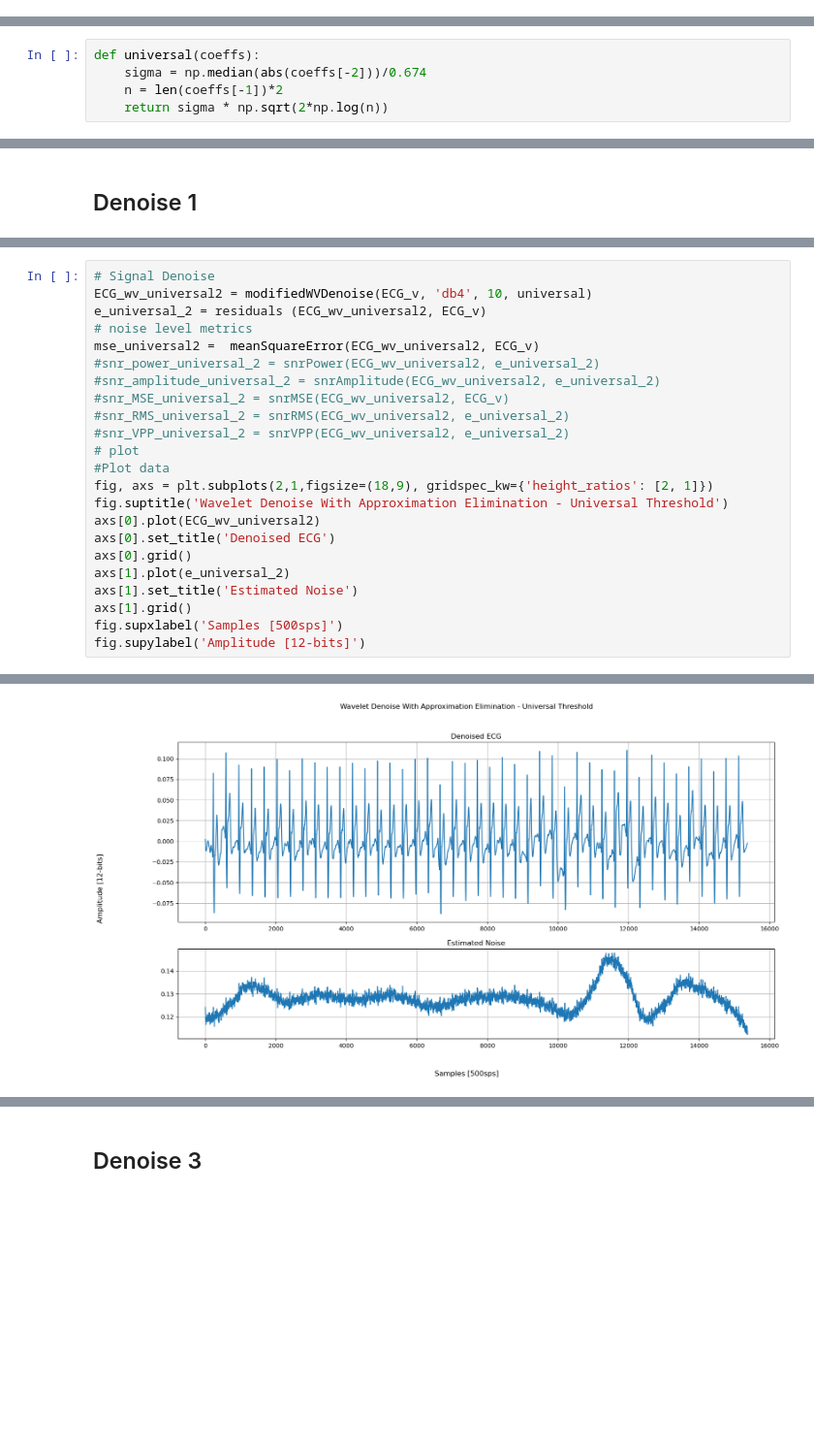
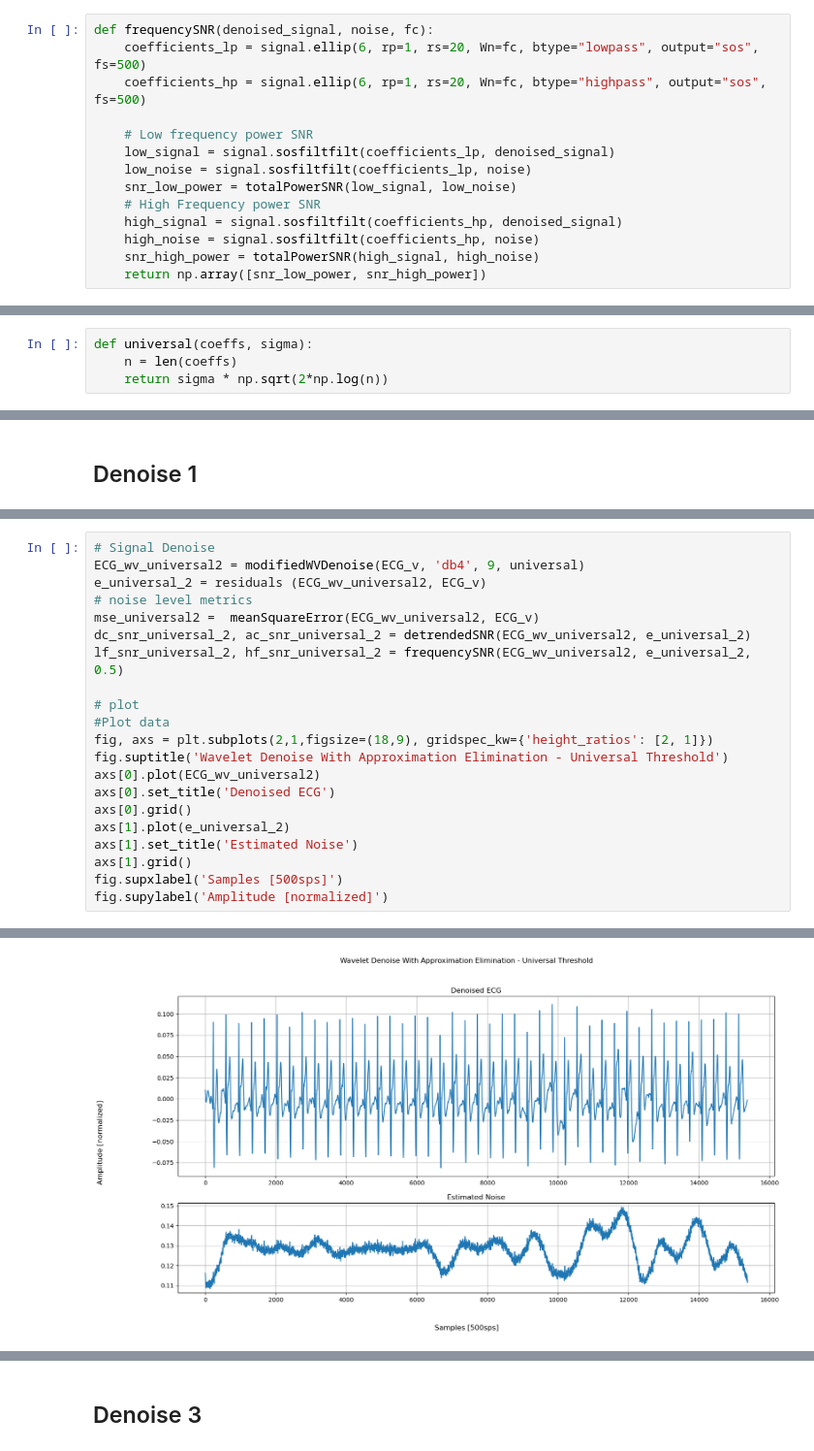
Before and after one commit to DanielProanoGuevara/Multimodal_SQA, a Jupyter notebook: Wavelet_denoising.ipynb, the cells around one changed output, grey strips where cells are left out. Shown at 97% size. Drawn from its saved outputs; the diff is of its cells as text; blank space fills up the shorter version.

```diff
--- a/Wavelet_denoising.ipynb
+++ b/Wavelet_denoising.ipynb
@@ -132,0 +133,14 @@ def fdrLambda():
+# %%
+def frequencySNR(denoised_signal, noise, fc):
+    coefficients_lp = signal.ellip(6, rp=1, rs=20, Wn=fc, btype="lowpass", output="sos", fs=500)
+    coefficients_hp = signal.ellip(6, rp=1, rs=20, Wn=fc, btype="highpass", output="sos", fs=500)
+
+    # Low frequency power SNR
+    low_signal = signal.sosfiltfilt(coefficients_lp, denoised_signal)
+    low_noise = signal.sosfiltfilt(coefficients_lp, noise)
+    snr_low_power = totalPowerSNR(low_signal, low_noise)
+    # High Frequency power SNR
+    high_signal = signal.sosfiltfilt(coefficients_hp, denoised_signal)
+    high_noise = signal.sosfiltfilt(coefficients_hp, noise)
+    snr_high_power = totalPowerSNR(high_signal, high_noise)
+    return np.array([snr_low_power, snr_high_power])
@@ -144,9 +160,8 @@ The estimated noise $\sigma$ obtainned suing the median absolute deviation (MAD)
 
 $$\sigma = \frac{median\left( \left| d_1 \right| \right)}{0.6745}$$
 # %%
-def universal(coeffs):
-    sigma = np.median(abs(coeffs[-2]))/0.674
-    n = len(coeffs[-1])*2
+def universal(coeffs, sigma):
+    n = len(coeffs)
     return sigma * np.sqrt(2*np.log(n))
 # %% [markdown]
 ### miniMax Threshold
@@ -305,14 +391,12 @@ Here I go down 10 levels since the ECG is defined between 0.5 - 150 Hz
 # %%
 # Signal Denoise
-ECG_wv_universal2 = modifiedWVDenoise(ECG_v, 'db4', 10, universal)
+ECG_wv_universal2 = modifiedWVDenoise(ECG_v, 'db4', 9, universal)
 e_universal_2 = residuals (ECG_wv_universal2, ECG_v)
 # noise level metrics
 mse_universal2 =  meanSquareError(ECG_wv_universal2, ECG_v)
-#snr_power_universal_2 = snrPower(ECG_wv_universal2, e_universal_2)
-#snr_amplitude_universal_2 = snrAmplitude(ECG_wv_universal2, e_universal_2)
-#snr_MSE_universal_2 = snrMSE(ECG_wv_universal2, ECG_v)
-#snr_RMS_universal_2 = snrRMS(ECG_wv_universal2, e_universal_2)
-#snr_VPP_universal_2 = snrVPP(ECG_wv_universal2, e_universal_2)
+dc_snr_universal_2, ac_snr_universal_2 = detrendedSNR(ECG_wv_universal2, e_universal_2)
+lf_snr_universal_2, hf_snr_universal_2 = frequencySNR(ECG_wv_universal2, e_universal_2, 0.5)
+
 # plot
 #Plot data
 fig, axs = plt.subplots(2,1,figsize=(18,9), gridspec_kw={'height_ratios': [2, 1]})
@@ -324,5 +408,5 @@ axs[1].plot(e_universal_2)
 axs[1].set_title('Estimated Noise')
 axs[1].grid()
 fig.supxlabel('Samples [500sps]')
-fig.supylabel('Amplitude [12-bits]')
+fig.supylabel('Amplitude [normalized]')
 # %% [output]
@@ -330 +414 @@ Text(0.02, 0.5, 'Amplitude [12-bits]')
-[figure, old version]
+[figure, new version]
```
Also changed, not shown: parts of 29 cells of this notebook.
